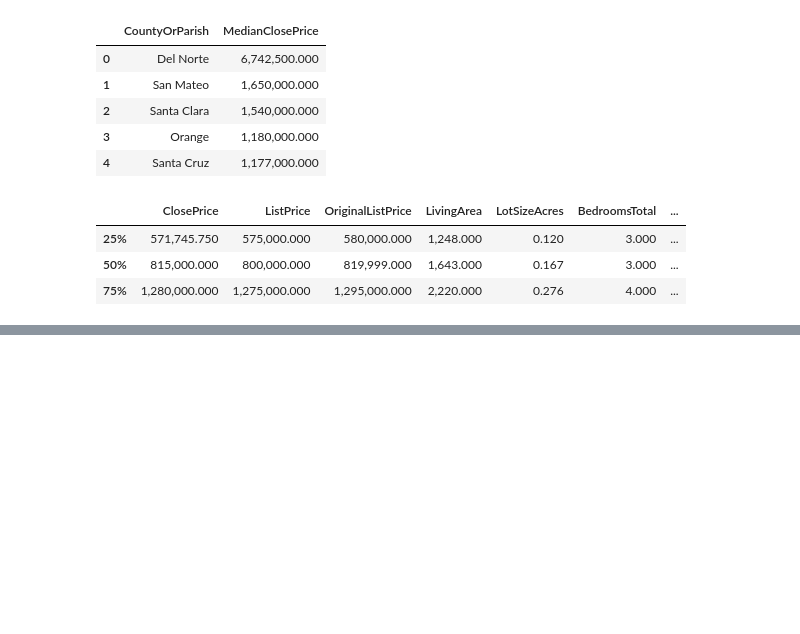
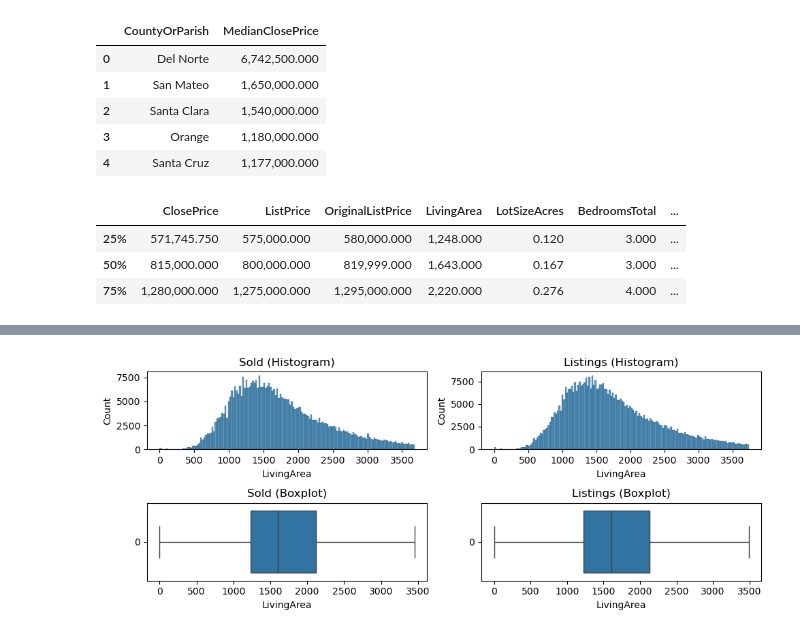
Before and after one commit to Michael-Anthony-Aguirre/IDX-Exchange-DA-Internship-2026, a Jupyter notebook: week2-3/2_structuring-validation.ipynb, the cells around one changed output, grey strips where cells are left out. Saved outputs shown, nothing was run; the diff lists cells and outputs as text; code cells hidden in the pictures; blank space fills up the shorter version.

```diff
--- a/week2-3/2_structuring-validation.ipynb
+++ b/week2-3/2_structuring-validation.ipynb
@@ -214,0 +265,4 @@ df_sold[key_numeric_fields].describe().loc[["25%", "50%", "75%"]].style.format("
+# %%
+graphs("LivingArea")
+# %% [output]
+[figure, added]
```
Also changed, not shown: parts of 10 cells of this notebook.
